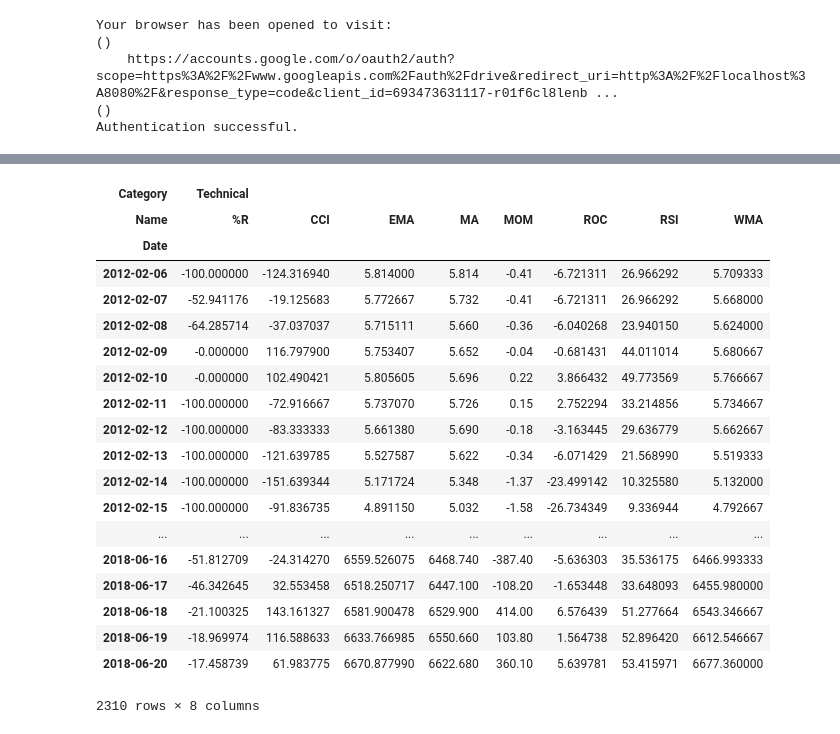
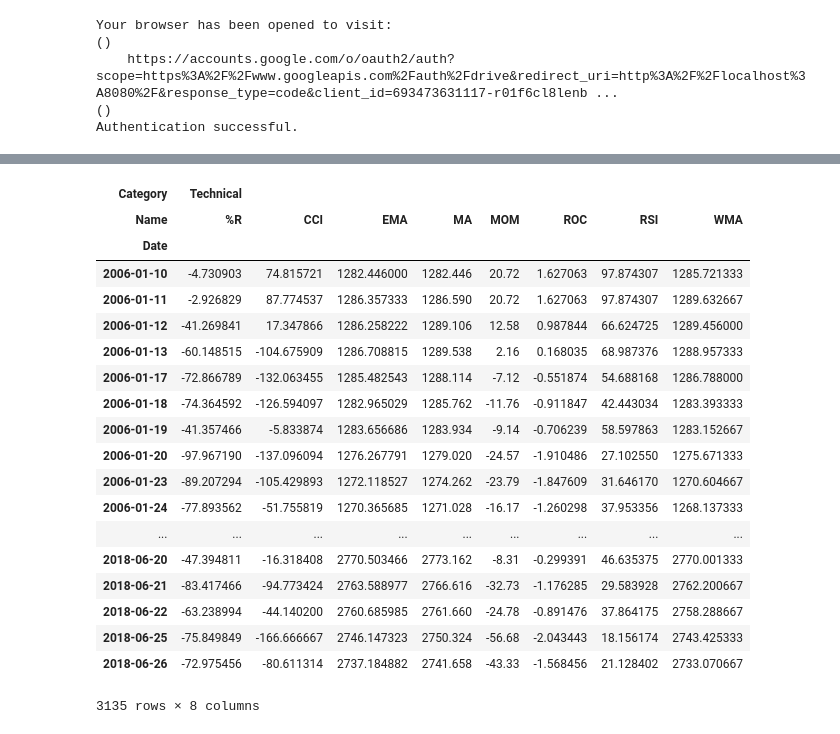
Before and after one commit to CBTrading/Experiments, a Jupyter notebook: features/features-builder.ipynb, the cells around one changed output, grey strips where cells are left out. Cells and saved outputs as stored; diff of their text form; code cells hidden in the pictures.

```diff
--- a/features/features-builder.ipynb
+++ b/features/features-builder.ipynb
@@ -14,4 +14,4 @@ Your browser has been opened to visit:
 ()
 Authentication successful.
 # %%
-fxchoice_tables = DriveTables(reference="BTCUSD", client=drive_client, drive_data_id="1ZGXLOEApo1QxOFAoXOK63i0pKdJ4QcbE")
+tables = DriveTables(reference="S&P 500", client=drive_client, drive_data_id="1qOBQGPlzXeMehf53k1iGFDjltuCAXlvy")
@@ -41,23 +59,23 @@ array([<matplotlib.axes._subplots.AxesSubplot object at 0x...>,
 # %%
-fxchoice_tables.get_technical()
+tables.get_technical()
 # %% [output]
 | Category | Technical |  |  |  |  |  |  |  |
 | Name | %R | CCI | EMA | MA | MOM | ROC | RSI | WMA |
 | Date |  |  |  |  |  |  |  |  |
-| 2012-02-06 | -100.000000 | -124.316940 | 5.814000 | 5.814 | -0.41 | -6.721311 | 26.966292 | 5.709333 |
-| 2012-02-07 | -52.941176 | -19.125683 | 5.772667 | 5.732 | -0.41 | -6.721311 | 26.966292 | 5.668000 |
-| 2012-02-08 | -64.285714 | -37.037037 | 5.715111 | 5.660 | -0.36 | -6.040268 | 23.940150 | 5.624000 |
-| 2012-02-09 | -0.000000 | 116.797900 | 5.753407 | 5.652 | -0.04 | -0.681431 | 44.011014 | 5.680667 |
-| 2012-02-10 | -0.000000 | 102.490421 | 5.805605 | 5.696 | 0.22 | 3.866432 | 49.773569 | 5.766667 |
-| 2012-02-11 | -100.000000 | -72.916667 | 5.737070 | 5.726 | 0.15 | 2.752294 | 33.214856 | 5.734667 |
-| 2012-02-12 | -100.000000 | -83.333333 | 5.661380 | 5.690 | -0.18 | -3.163445 | 29.636779 | 5.662667 |
-| 2012-02-13 | -100.000000 | -121.639785 | 5.527587 | 5.622 | -0.34 | -6.071429 | 21.568990 | 5.519333 |
-| 2012-02-14 | -100.000000 | -151.639344 | 5.171724 | 5.348 | -1.37 | -23.499142 | 10.325580 | 5.132000 |
-| 2012-02-15 | -100.000000 | -91.836735 | 4.891150 | 5.032 | -1.58 | -26.734349 | 9.336944 | 4.792667 |
+| 2006-01-10 | -4.730903 | 74.815721 | 1282.446000 | 1282.446 | 20.72 | 1.627063 | 97.874307 | 1285.721333 |
+| 2006-01-11 | -2.926829 | 87.774537 | 1286.357333 | 1286.590 | 20.72 | 1.627063 | 97.874307 | 1289.632667 |
+| 2006-01-12 | -41.269841 | 17.347866 | 1286.258222 | 1289.106 | 12.58 | 0.987844 | 66.624725 | 1289.456000 |
+| 2006-01-13 | -60.148515 | -104.675909 | 1286.708815 | 1289.538 | 2.16 | 0.168035 | 68.987376 | 1288.957333 |
+| 2006-01-17 | -72.866789 | -132.063455 | 1285.482543 | 1288.114 | -7.12 | -0.551874 | 54.688168 | 1286.788000 |
+| 2006-01-18 | -74.364592 | -126.594097 | 1282.965029 | 1285.762 | -11.76 | -0.911847 | 42.443034 | 1283.393333 |
+| 2006-01-19 | -41.357466 | -5.833874 | 1283.656686 | 1283.934 | -9.14 | -0.706239 | 58.597863 | 1283.152667 |
+| 2006-01-20 | -97.967190 | -137.096094 | 1276.267791 | 1279.020 | -24.57 | -1.910486 | 27.102550 | 1275.671333 |
+| 2006-01-23 | -89.207294 | -105.429893 | 1272.118527 | 1274.262 | -23.79 | -1.847609 | 31.646170 | 1270.604667 |
+| 2006-01-24 | -77.893562 | -51.755819 | 1270.365685 | 1271.028 | -16.17 | -1.260298 | 37.953356 | 1268.137333 |
 | ... | ... | ... | ... | ... | ... | ... | ... | ... |
-| 2018-06-16 | -51.812709 | -24.314270 | 6559.526075 | 6468.740 | -387.40 | -5.636303 | 35.536175 | 6466.993333 |
-| 2018-06-17 | -46.342645 | 32.553458 | 6518.250717 | 6447.100 | -108.20 | -1.653448 | 33.648093 | 6455.980000 |
-| 2018-06-18 | -21.100325 | 143.161327 | 6581.900478 | 6529.900 | 414.00 | 6.576439 | 51.277664 | 6543.346667 |
-| 2018-06-19 | -18.969974 | 116.588633 | 6633.766985 | 6550.660 | 103.80 | 1.564738 | 52.896420 | 6612.546667 |
-| 2018-06-20 | -17.458739 | 61.983775 | 6670.877990 | 6622.680 | 360.10 | 5.639781 | 53.415971 | 6677.360000 |
+| 2018-06-20 | -47.394811 | -16.318408 | 2770.503466 | 2773.162 | -8.31 | -0.299391 | 46.635375 | 2770.001333 |
+| 2018-06-21 | -83.417466 | -94.773424 | 2763.588977 | 2766.616 | -32.73 | -1.176285 | 29.583928 | 2762.200667 |
+| 2018-06-22 | -63.238994 | -44.140200 | 2760.685985 | 2761.660 | -24.78 | -0.891476 | 37.864175 | 2758.288667 |
+| 2018-06-25 | -75.849849 | -166.666667 | 2746.147323 | 2750.324 | -56.68 | -2.043443 | 18.156174 | 2743.425333 |
+| 2018-06-26 | -72.975456 | -80.611314 | 2737.184882 | 2741.658 | -43.33 | -1.568456 | 21.128402 | 2733.070667 |
-2310 rows × 8 columns
+3135 rows × 8 columns
```
Also changed, not shown: parts of 3 cells of this notebook.
